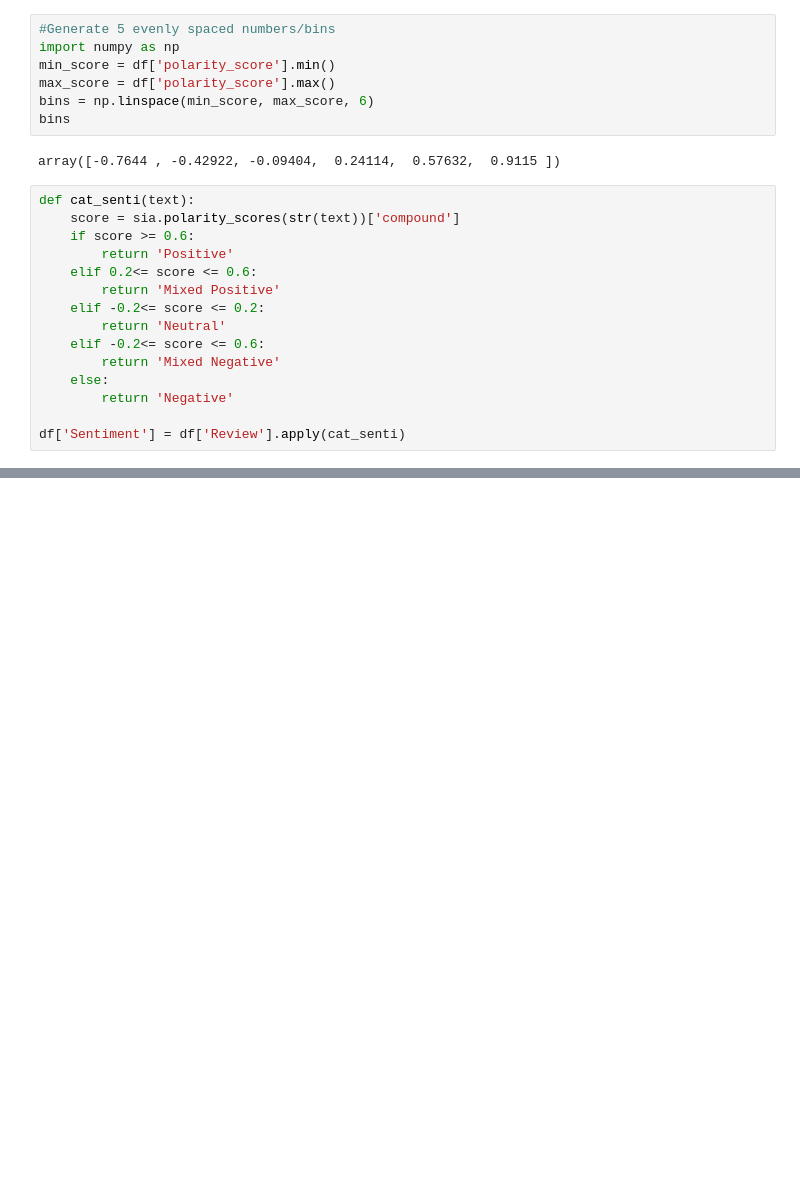
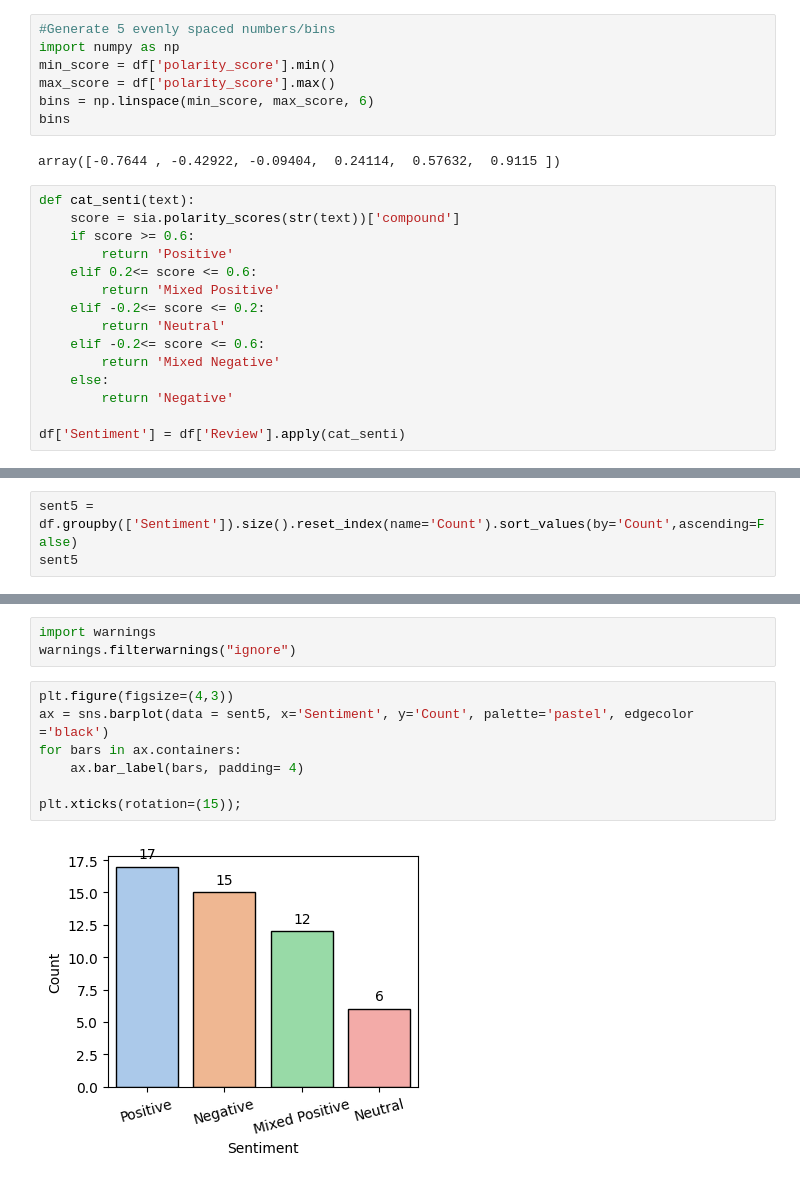
Before and after one commit to ShaguftaPathan/Python, a Jupyter notebook: Sentiment Analysis_Excel.ipynb, the cells around one changed output, grey strips where cells are left out. Cells and saved outputs as stored; diff of their text form; blank space fills up the shorter version.

```diff
--- a/Sentiment Analysis_Excel.ipynb
+++ b/Sentiment Analysis_Excel.ipynb
@@ -83,0 +103,3 @@ df.sample(5)
+# %%
+sent5 = df.groupby(['Sentiment']).size().reset_index(name='Count').sort_values(by='Count',ascending=False)
+sent5
@@ -83,0 +112,12 @@ df.sample(5)
+# %%
+import warnings
+warnings.filterwarnings("ignore")
+# %%
+plt.figure(figsize=(4,3))
+ax = sns.barplot(data = sent5, x='Sentiment', y='Count', palette='pastel', edgecolor ='black')
+for bars in ax.containers:
+    ax.bar_label(bars, padding= 4)
+
+plt.xticks(rotation=(15));
+# %% [output]
+[figure, added]
```
Also changed, not shown: parts of 7 cells of this notebook.
